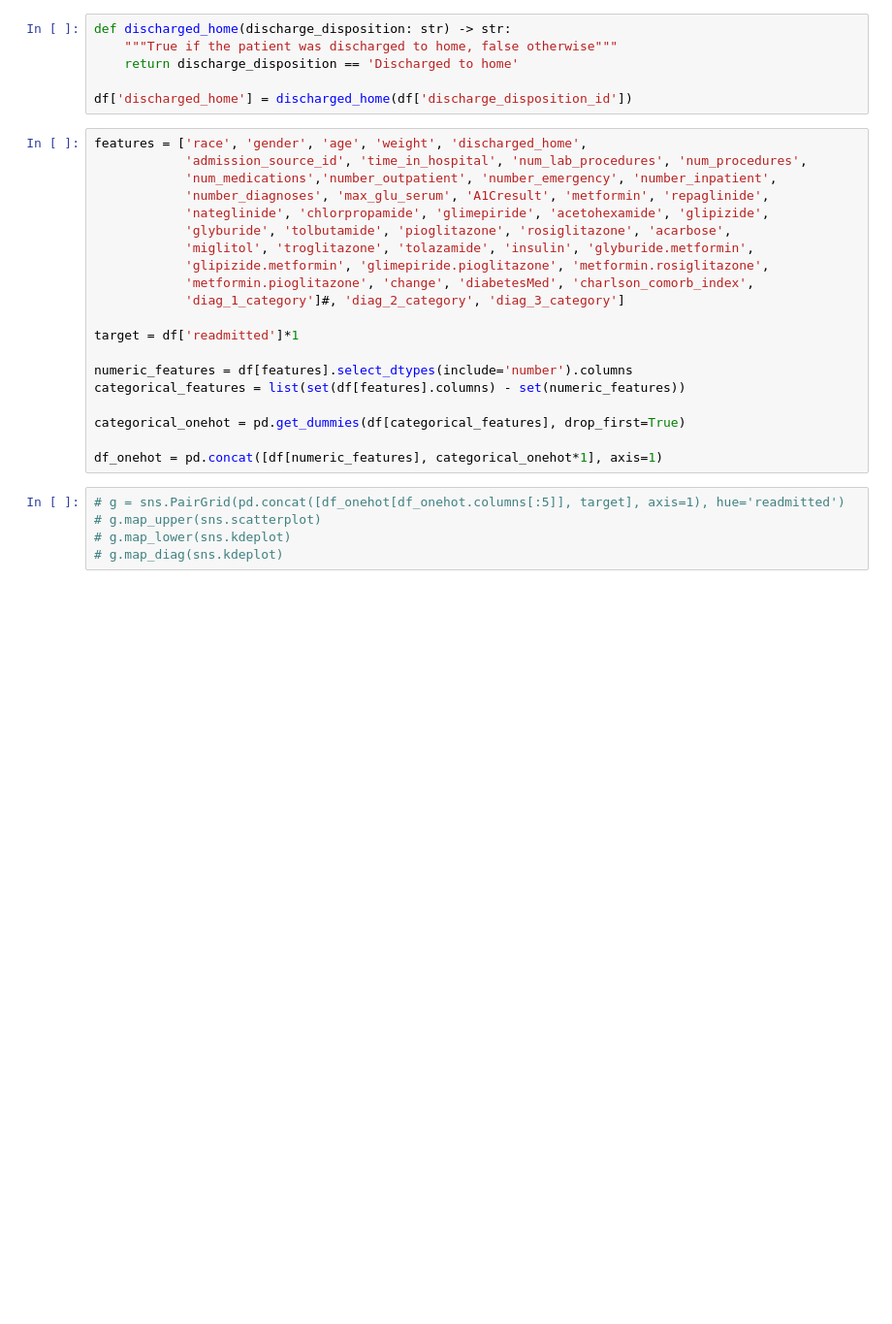
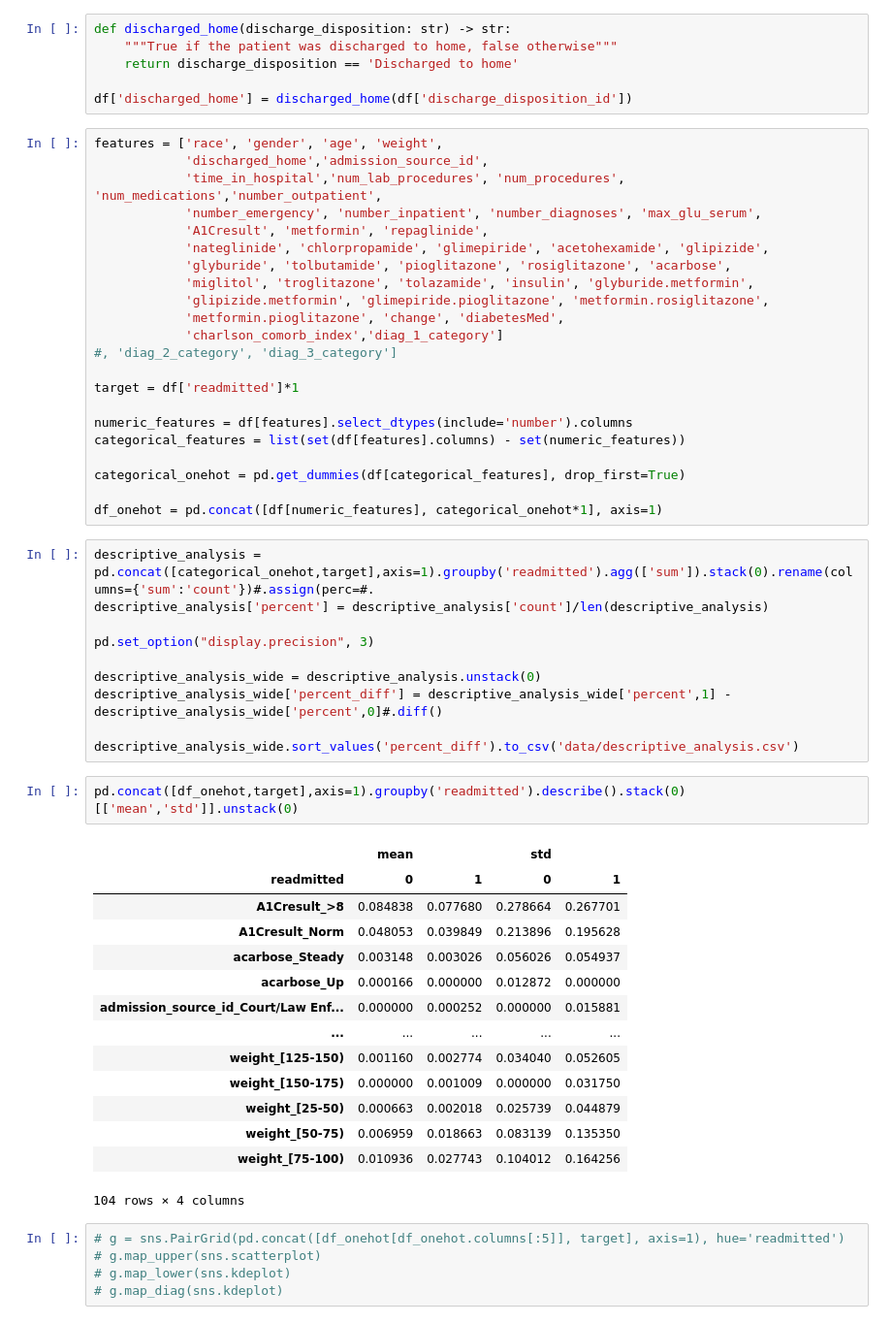
Before and after one commit to SamHollings/readmission, a Jupyter notebook: analysis.ipynb, the cells around one changed output. Shown at 97% size. Cells and saved outputs as stored; diff of their text form; blank space fills up the shorter version.

Commit message:
added descriptive statistics

```diff
--- a/analysis.ipynb
+++ b/analysis.ipynb
@@ -126,16 +126,18 @@ def discharged_home(discharge_disposition: str) -> str:
 
 df['discharged_home'] = discharged_home(df['discharge_disposition_id'])
 # %%
-features = ['race', 'gender', 'age', 'weight', 'discharged_home',
-            'admission_source_id', 'time_in_hospital', 'num_lab_procedures', 'num_procedures',
-            'num_medications','number_outpatient', 'number_emergency', 'number_inpatient',
-            'number_diagnoses', 'max_glu_serum', 'A1Cresult', 'metformin', 'repaglinide',
+features = ['race', 'gender', 'age', 'weight',
+            'discharged_home','admission_source_id',
+            'time_in_hospital','num_lab_procedures', 'num_procedures', 'num_medications','number_outpatient',
+            'number_emergency', 'number_inpatient', 'number_diagnoses', 'max_glu_serum',
+            'A1Cresult', 'metformin', 'repaglinide',
             'nateglinide', 'chlorpropamide', 'glimepiride', 'acetohexamide', 'glipizide',
             'glyburide', 'tolbutamide', 'pioglitazone', 'rosiglitazone', 'acarbose',
             'miglitol', 'troglitazone', 'tolazamide', 'insulin', 'glyburide.metformin',
             'glipizide.metformin', 'glimepiride.pioglitazone', 'metformin.rosiglitazone',
-            'metformin.pioglitazone', 'change', 'diabetesMed', 'charlson_comorb_index',
-            'diag_1_category']#, 'diag_2_category', 'diag_3_category']
+            'metformin.pioglitazone', 'change', 'diabetesMed',
+            'charlson_comorb_index','diag_1_category']
+#, 'diag_2_category', 'diag_3_category']
 
 target = df['readmitted']*1
 
@@ -145,6 +147,33 @@ categorical_features = list(set(df[features].columns) - set(numeric_features))
 categorical_onehot = pd.get_dummies(df[categorical_features], drop_first=True)
 
 df_onehot = pd.concat([df[numeric_features], categorical_onehot*1], axis=1)
+# %%
+descriptive_analysis = pd.concat([categorical_onehot,target],axis=1).groupby('readmitted').agg(['sum']).stack(0).rename(columns={'sum':'count'})#.assign(perc=#.
+descriptive_analysis['percent'] = descriptive_analysis['count']/len(descriptive_analysis)
+
+pd.set_option("display.precision", 3)
+
+descriptive_analysis_wide = descriptive_analysis.unstack(0)
+descriptive_analysis_wide['percent_diff'] = descriptive_analysis_wide['percent',1] - descriptive_analysis_wide['percent',0]#.diff()
+
+descriptive_analysis_wide.sort_values('percent_diff').to_csv('data/descriptive_analysis.csv')
+# %%
+pd.concat([df_onehot,target],axis=1).groupby('readmitted').describe().stack(0)[['mean','std']].unstack(0)
+# %% [output]
+|  | mean |  | std |  |
+| readmitted | 0 | 1 | 0 | 1 |
+| A1Cresult_>8 | 0.084838 | 0.077680 | 0.278664 | 0.267701 |
+| A1Cresult_Norm | 0.048053 | 0.039849 | 0.213896 | 0.195628 |
+| acarbose_Steady | 0.003148 | 0.003026 | 0.056026 | 0.054937 |
+| acarbose_Up | 0.000166 | 0.000000 | 0.012872 | 0.000000 |
+| admission_source_id_Court/Law Enf... | 0.000000 | 0.000252 | 0.000000 | 0.015881 |
+| ... | ... | ... | ... | ... |
+| weight_[125-150) | 0.001160 | 0.002774 | 0.034040 | 0.052605 |
+| weight_[150-175) | 0.000000 | 0.001009 | 0.000000 | 0.031750 |
+| weight_[25-50) | 0.000663 | 0.002018 | 0.025739 | 0.044879 |
+| weight_[50-75) | 0.006959 | 0.018663 | 0.083139 | 0.135350 |
+| weight_[75-100) | 0.010936 | 0.027743 | 0.104012 | 0.164256 |
+104 rows × 4 columns
 # %%
 # g = sns.PairGrid(pd.concat([df_onehot[df_onehot.columns[:5]], target], axis=1), hue='readmitted')
 # g.map_upper(sns.scatterplot)
```
Also changed, not shown: parts of 4 cells of this notebook.
